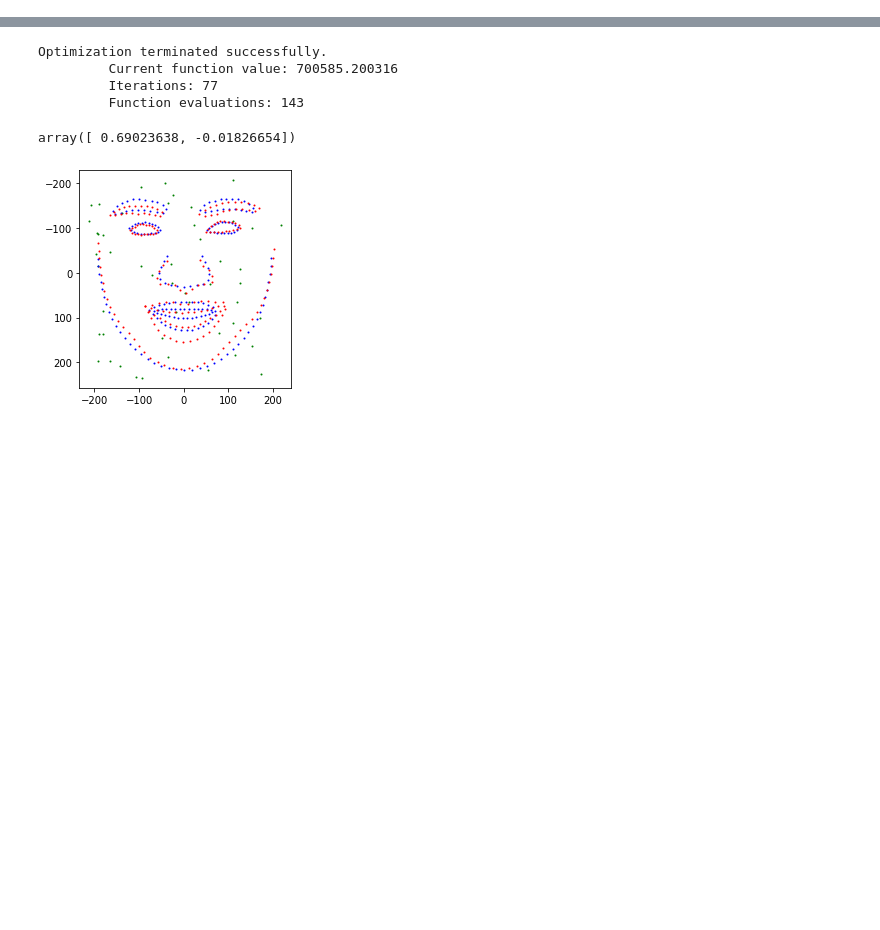
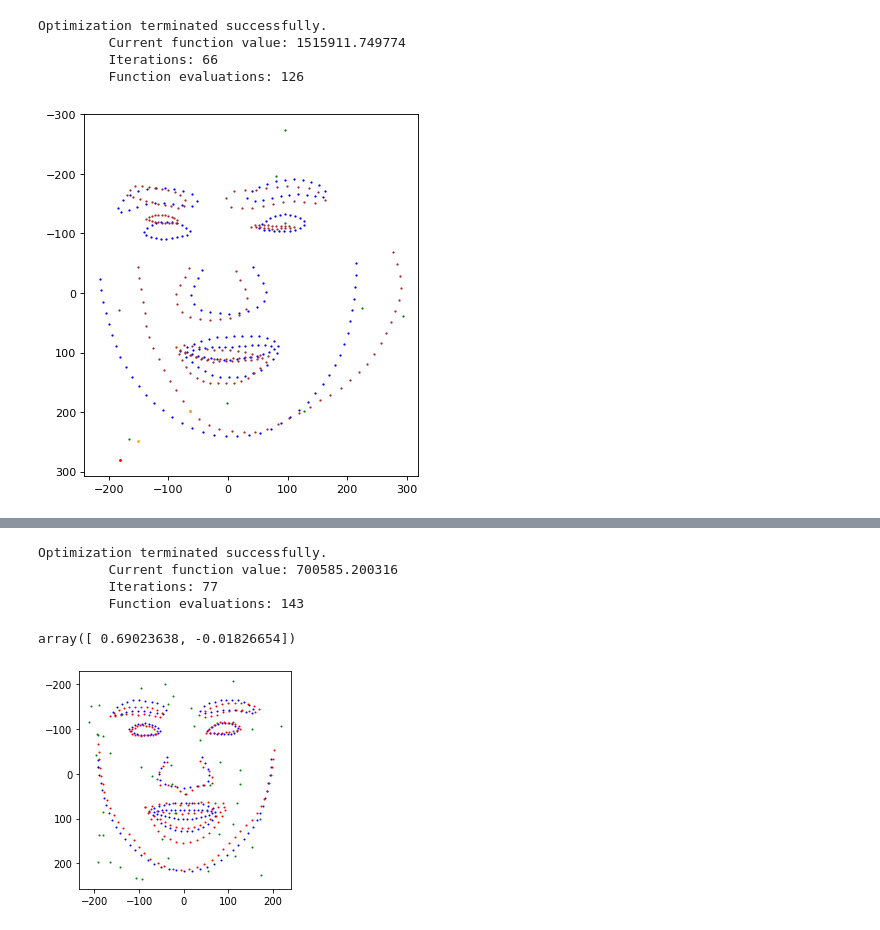
Before and after one commit to HejSumin/face_alignment, a Jupyter notebook: Face_Alignment_Playground_Rasmus.ipynb, the cells around one changed output, grey strips where cells are left out. Drawn from its saved outputs; the diff is of its cells as text; code cells hidden in the pictures; blank space fills up the shorter version.

```diff
--- a/Face_Alignment_Playground_Rasmus.ipynb
+++ b/Face_Alignment_Playground_Rasmus.ipynb
@@ -38,0 +127,39 @@ plt.show()
+# %%
+opt = optimize_equation_8(img1, aligned_mean_shape)
+
+R = rotate_matrix(opt[1])
+scale = opt[0]
+
+warped_mean_shape = np.dot(aligned_mean_shape*scale, R)
+# %% [output]
+Optimization terminated successfully.
+         Current function value: 1515911.749774
+         Iterations: 66
+         Function evaluations: 126
+# %%
+fig = plt.figure(figsize=(8, 6), dpi=80)
+
+
+
+closest_landmark = aligned_mean_shape[find_closest_landmark(feature,aligned_mean_shape)]
+
+closest_landmark_img1 = img1[find_closest_landmark(feature,aligned_mean_shape)]
+
+plt.scatter(warped_mean_shape[:,0],warped_mean_shape[:,1], s = 1, color='b')
+
+plt.scatter(img1[:,0] ,img1[:,1], s = 1, color='brown')
+
+plt.scatter(features[:,0],features[:,1], s = 1, color='g')
+#plt.scatter(x,y, s = 1)
+
+
+plt.scatter(closest_landmark[0],closest_landmark[1],color='orange',s=2)
+plt.scatter(closest_landmark_img1[0],closest_landmark_img1[1],color='orange',s=2)
+
+plt.scatter(feature[0],feature[1],color='r',s=2)
+
+plt.gca().invert_yaxis()
+plt.gca().set_aspect('equal', adjustable='box')
+fig.show()
+# %% [output]
+[figure, added]
```
Also changed, not shown: parts of 25 cells of this notebook.
